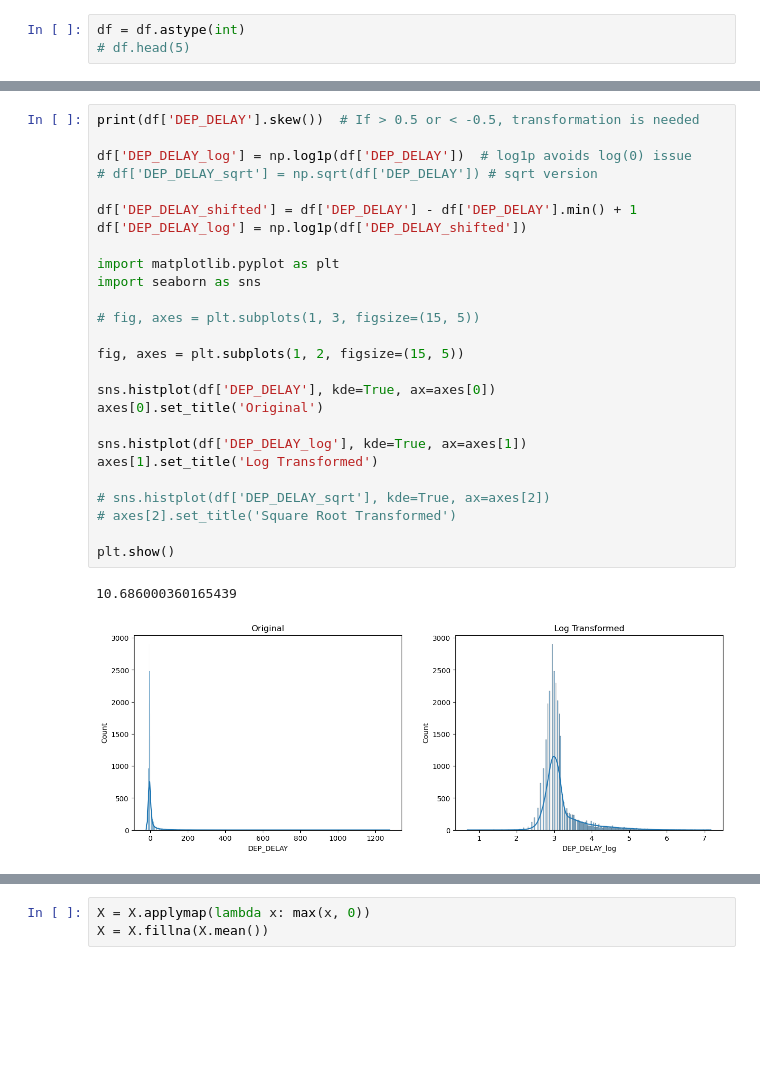
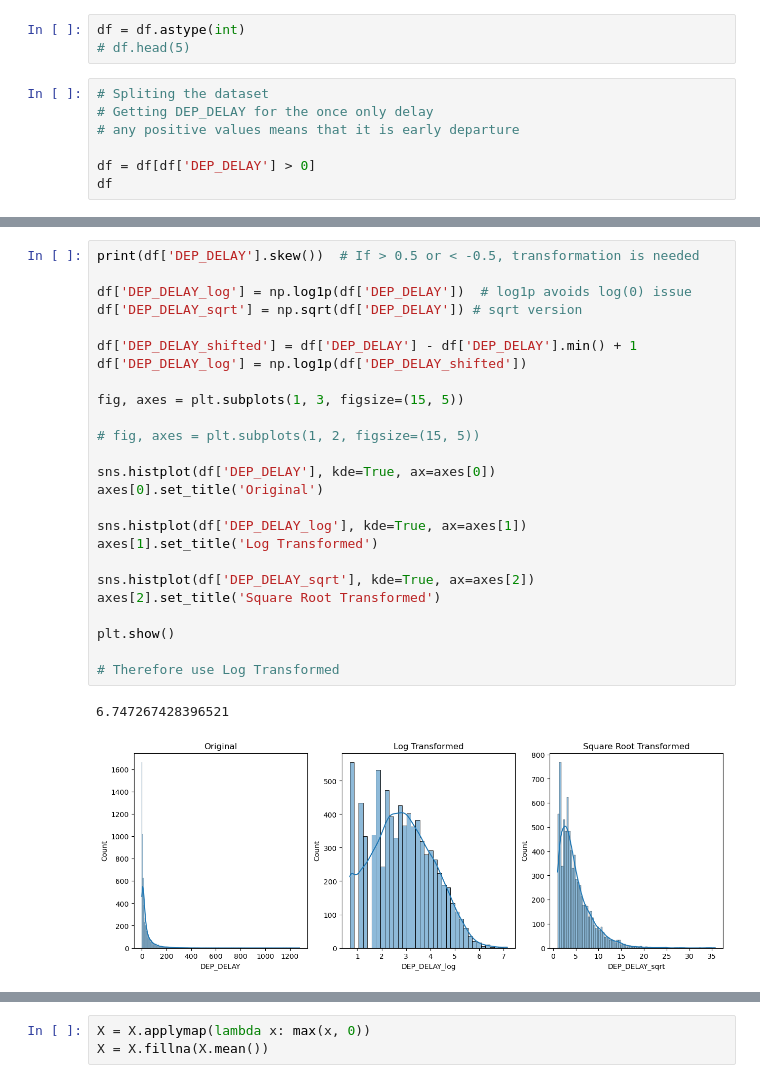
Before and after one commit to Josiah-Lam/Flight-delay, a Jupyter notebook: classification-model/knn_log.ipynb, the cells around one changed output, grey strips where cells are left out. Saved outputs shown, nothing was run; the diff lists cells and outputs as text; blank space fills up the shorter version.

```diff
--- a/classification-model/knn_log.ipynb
+++ b/classification-model/knn_log.ipynb
@@ -22,3 +23,10 @@ df = pd.read_csv('../cleaning-preprocessing/cleaned_flight_data_with_target.csv'
 # %%
 df = df.astype(int)
 # df.head(5)
+# %%
+# Spliting the dataset
+# Getting DEP_DELAY for the once only delay
+# any positive values means that it is early departure
+
+df = df[df['DEP_DELAY'] > 0]
+df
@@ -25,29 +47,28 @@ df = df.astype(int)
 # %%
 print(df['DEP_DELAY'].skew())  # If > 0.5 or < -0.5, transformation is needed
 
 df['DEP_DELAY_log'] = np.log1p(df['DEP_DELAY'])  # log1p avoids log(0) issue
-# df['DEP_DELAY_sqrt'] = np.sqrt(df['DEP_DELAY']) # sqrt version
+df['DEP_DELAY_sqrt'] = np.sqrt(df['DEP_DELAY']) # sqrt version
 
 df['DEP_DELAY_shifted'] = df['DEP_DELAY'] - df['DEP_DELAY'].min() + 1
 df['DEP_DELAY_log'] = np.log1p(df['DEP_DELAY_shifted'])
 
-import matplotlib.pyplot as plt
-import seaborn as sns
+fig, axes = plt.subplots(1, 3, figsize=(15, 5))
 
-# fig, axes = plt.subplots(1, 3, figsize=(15, 5))
-
-fig, axes = plt.subplots(1, 2, figsize=(15, 5))
+# fig, axes = plt.subplots(1, 2, figsize=(15, 5))
 
 sns.histplot(df['DEP_DELAY'], kde=True, ax=axes[0])
 axes[0].set_title('Original')
 
 sns.histplot(df['DEP_DELAY_log'], kde=True, ax=axes[1])
 axes[1].set_title('Log Transformed')
 
-# sns.histplot(df['DEP_DELAY_sqrt'], kde=True, ax=axes[2])
-# axes[2].set_title('Square Root Transformed')
+sns.histplot(df['DEP_DELAY_sqrt'], kde=True, ax=axes[2])
+axes[2].set_title('Square Root Transformed')
 
 plt.show()
+
+# Therefore use Log Transformed
 # %% [output]
-10.686000360165439
+6.747267428396521
-[figure, old version]
+[figure, new version]
```
Also changed, not shown: parts of 27 cells of this notebook, 4 other files.
